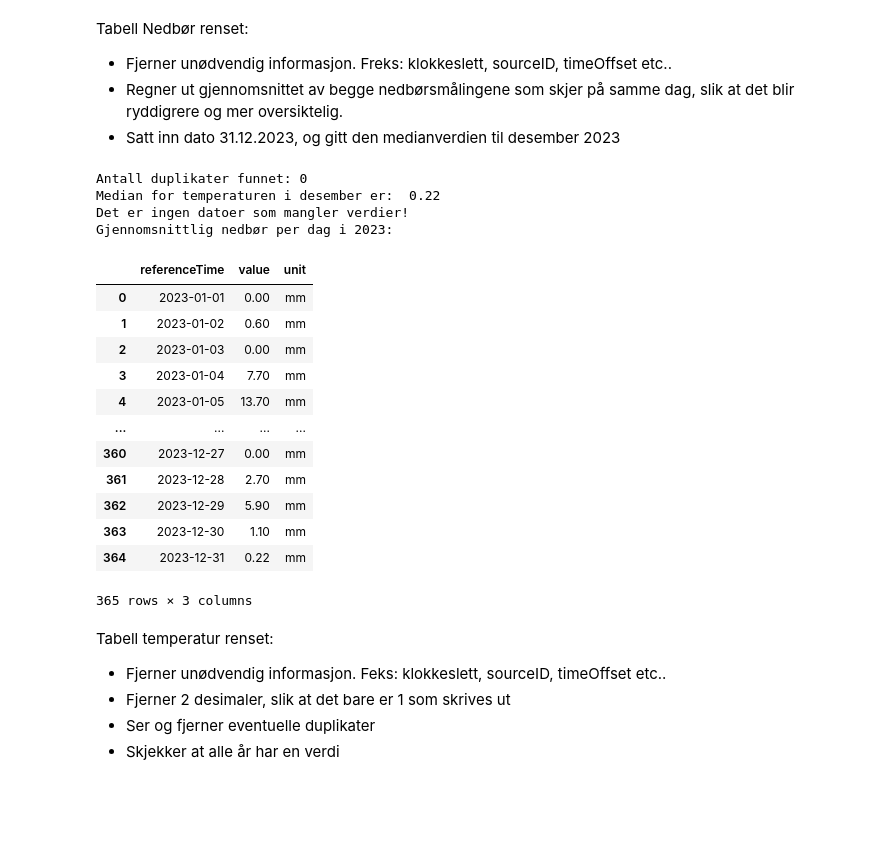
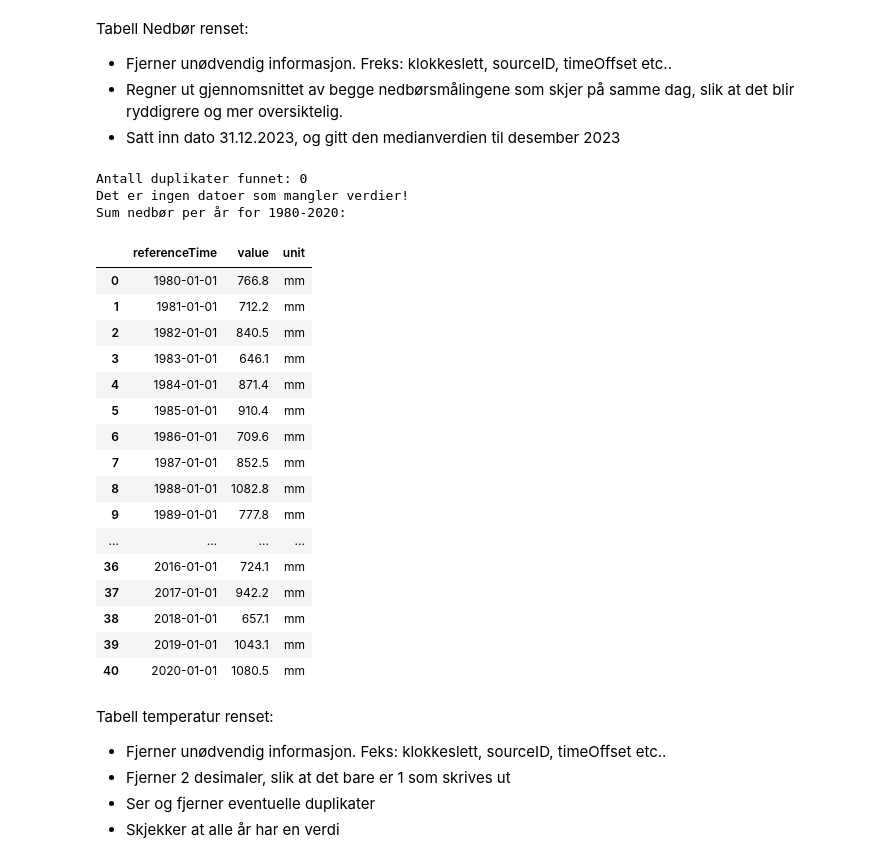
Before and after one commit to hannahnygard/TDT4114-milj.dataanalyse, a Jupyter notebook: proj_environment-main/data/frost_tabeller.ipynb, the cells around one changed output. Saved outputs shown, nothing was run; the diff lists cells and outputs as text; code cells hidden in the pictures; blank space fills up the shorter version.

Commit message:
Hentet inn ny data fra nytt tidsintervall fra alle tre elementene

```diff
--- a/proj_environment-main/data/frost_tabeller.ipynb
+++ b/proj_environment-main/data/frost_tabeller.ipynb
@@ -118,71 +122,52 @@ def fra_json_til_dataframe(filnavn):
     return df
 
 df_nedbor = fra_json_til_dataframe("frost_nedbor.json")
 
 #Leser dataene etter dato, før vi deretter beregner gjennomsnittet
 df_nedbor_avg = df_nedbor.groupby("referenceTime", as_index=False)["value"].mean()
 df_nedbor_avg["unit"] = df_nedbor.groupby("referenceTime")["unit"].first().reset_index(drop=True)
 
 #Telle duplikater før de fjernes
 antall_duplikater = df_nedbor_avg.duplicated().sum()
 print(f"Antall duplikater funnet: {antall_duplikater}")
 
 #Dersom dataen har duplikater, blir de fjernet
 df_nedbor_avg.drop_duplicates(inplace=True)
 
-#Sjekker om det mangler noen datoer
-datoer_2023 = pd.date_range(start="2023-01-01", end="2023-12-31").strftime("%Y-%m-%d")
-manglende_datoer = set(datoer_2023) - set(df_nedbor_avg["referenceTime"])
-
-#Regner ut median
-def median():
-    desember_data = df_nedbor_avg[df_nedbor_avg["referenceTime"].astype(str).str.startswith("2023-12")]
-    median_desember = desember_data["value"].median().round(2)
-    return median_desember
-
-median_desember = median()
-print("Median for temperaturen i desember er: ", median_desember)
-
-#legger til ny rad for den manglende datoen
-ny_rad = pd.DataFrame({
-    "referenceTime": sorted(list(manglende_datoer)),
-    "value": [median_desember] * len(manglende_datoer),
-    "unit": [df_nedbor_avg["unit"].mode()[0]] * len(manglende_datoer)
-})
-
-df_nedbor_avg = pd.concat([df_nedbor_avg, ny_rad], ignore_index=True)
-
 #Skjekker om det er noen datoer som mangler en verdi
 manglende_nedbor = df_nedbor_avg["value"].isna().sum()
-
 if manglende_nedbor > 0:
     print(f"Antall datoer med manglende verdi: {manglende_nedbor}")
     print("Datoer uten verdi:")
     print(df_nedbor_avg[df_nedbor_avg["value"].isna()])
 else:
     print("Det er ingen datoer som mangler verdier!")
 
+
 #Utskiften
-print("Gjennomsnittlig nedbør per dag i 2023:")
+print("Sum nedbør per år for 1980-2020:")
 display(df_nedbor_avg)
 # %% [output]
 Antall duplikater funnet: 0
-Median for temperaturen i desember er:  0.22
 Det er ingen datoer som mangler verdier!
-Gjennomsnittlig nedbør per dag i 2023:
+Sum nedbør per år for 1980-2020:
 |  | referenceTime | value | unit |
-| 0 | 2023-01-01 | 0.00 | mm |
-| 1 | 2023-01-02 | 0.60 | mm |
-| 2 | 2023-01-03 | 0.00 | mm |
-| 3 | 2023-01-04 | 7.70 | mm |
-| 4 | 2023-01-05 | 13.70 | mm |
+| 0 | 1980-01-01 | 766.8 | mm |
+| 1 | 1981-01-01 | 712.2 | mm |
+| 2 | 1982-01-01 | 840.5 | mm |
+| 3 | 1983-01-01 | 646.1 | mm |
+| 4 | 1984-01-01 | 871.4 | mm |
+| 5 | 1985-01-01 | 910.4 | mm |
+| 6 | 1986-01-01 | 709.6 | mm |
+| 7 | 1987-01-01 | 852.5 | mm |
+| 8 | 1988-01-01 | 1082.8 | mm |
+| 9 | 1989-01-01 | 777.8 | mm |
 | ... | ... | ... | ... |
-| 360 | 2023-12-27 | 0.00 | mm |
-| 361 | 2023-12-28 | 2.70 | mm |
-| 362 | 2023-12-29 | 5.90 | mm |
-| 363 | 2023-12-30 | 1.10 | mm |
-| 364 | 2023-12-31 | 0.22 | mm |
+| 36 | 2016-01-01 | 724.1 | mm |
+| 37 | 2017-01-01 | 942.2 | mm |
+| 38 | 2018-01-01 | 657.1 | mm |
+| 39 | 2019-01-01 | 1043.1 | mm |
+| 40 | 2020-01-01 | 1080.5 | mm |
-365 rows × 3 columns
 # %% [markdown]
 Tabell temperatur renset:
 - Fjerner unødvendig informasjon. Feks: klokkeslett, sourceID, timeOffset etc..
```
Also changed, not shown: parts of 1 cell of this notebook, 9 other files.
